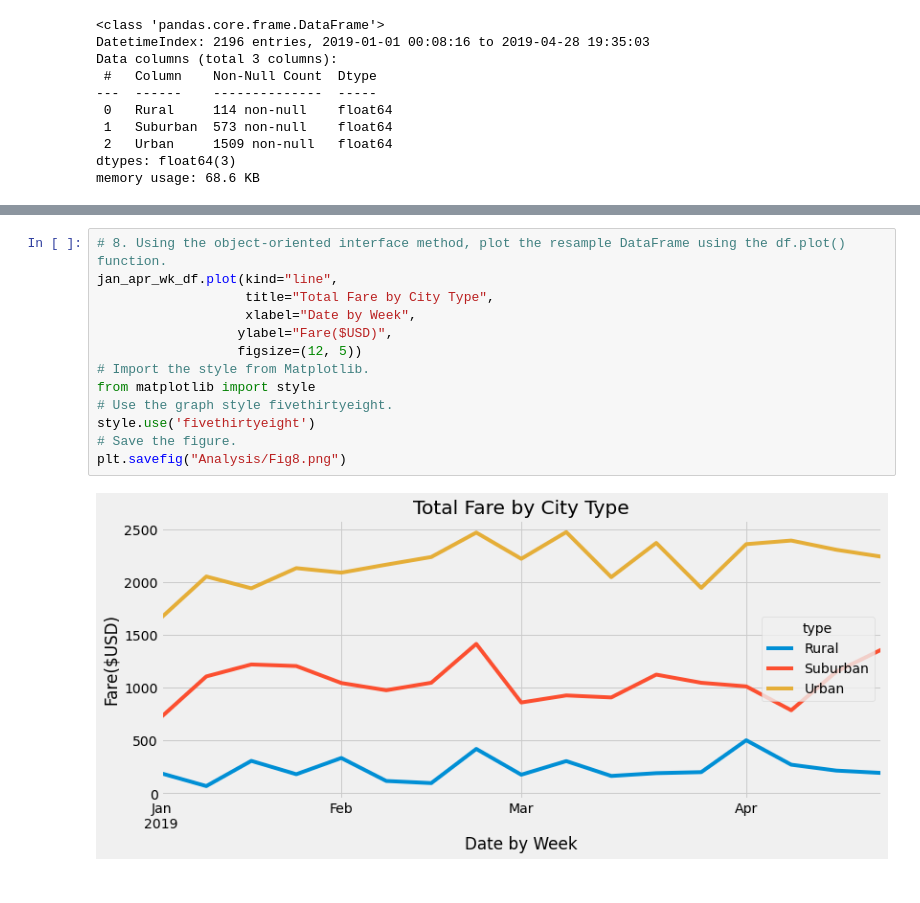
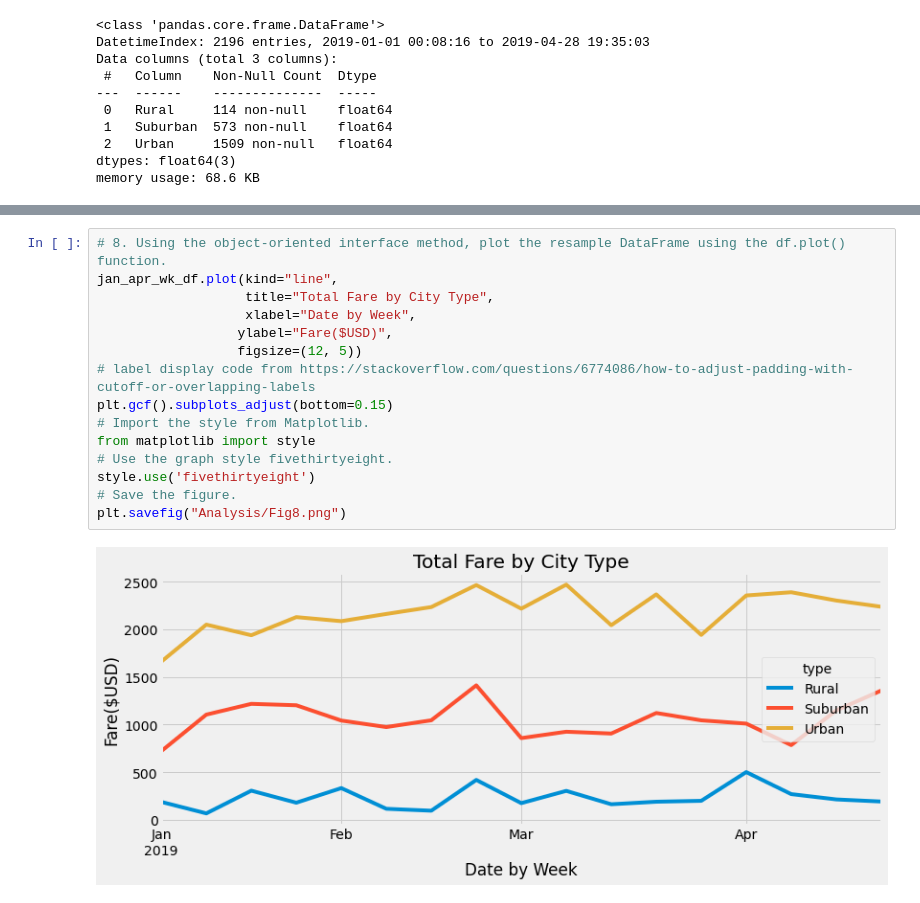
Before and after one commit to Insmire/PyBer_Analysis, a Jupyter notebook: PyBer_Challenge.ipynb, the cells around one changed output, grey strips where cells are left out. Cells and saved outputs as stored; diff of their text form.

```diff
--- a/PyBer_Challenge.ipynb
+++ b/PyBer_Challenge.ipynb
@@ -209,15 +185,17 @@ jan_apr_wk_df
 # %%
 # 8. Using the object-oriented interface method, plot the resample DataFrame using the df.plot() function.
 jan_apr_wk_df.plot(kind="line",
                    title="Total Fare by City Type",
                    xlabel="Date by Week",
                   ylabel="Fare($USD)",
                   figsize=(12, 5))
+# label display code from https://stackoverflow.com/questions/6774086/how-to-adjust-padding-with-cutoff-or-overlapping-labels
+plt.gcf().subplots_adjust(bottom=0.15)
 # Import the style from Matplotlib.
 from matplotlib import style
 # Use the graph style fivethirtyeight.
 style.use('fivethirtyeight')
 # Save the figure.
 plt.savefig("Analysis/Fig8.png")
 # %% [output]
-[figure, old version]
+[figure, new version]
```
Also changed, not shown: parts of 3 cells of this notebook, 4 other files.
